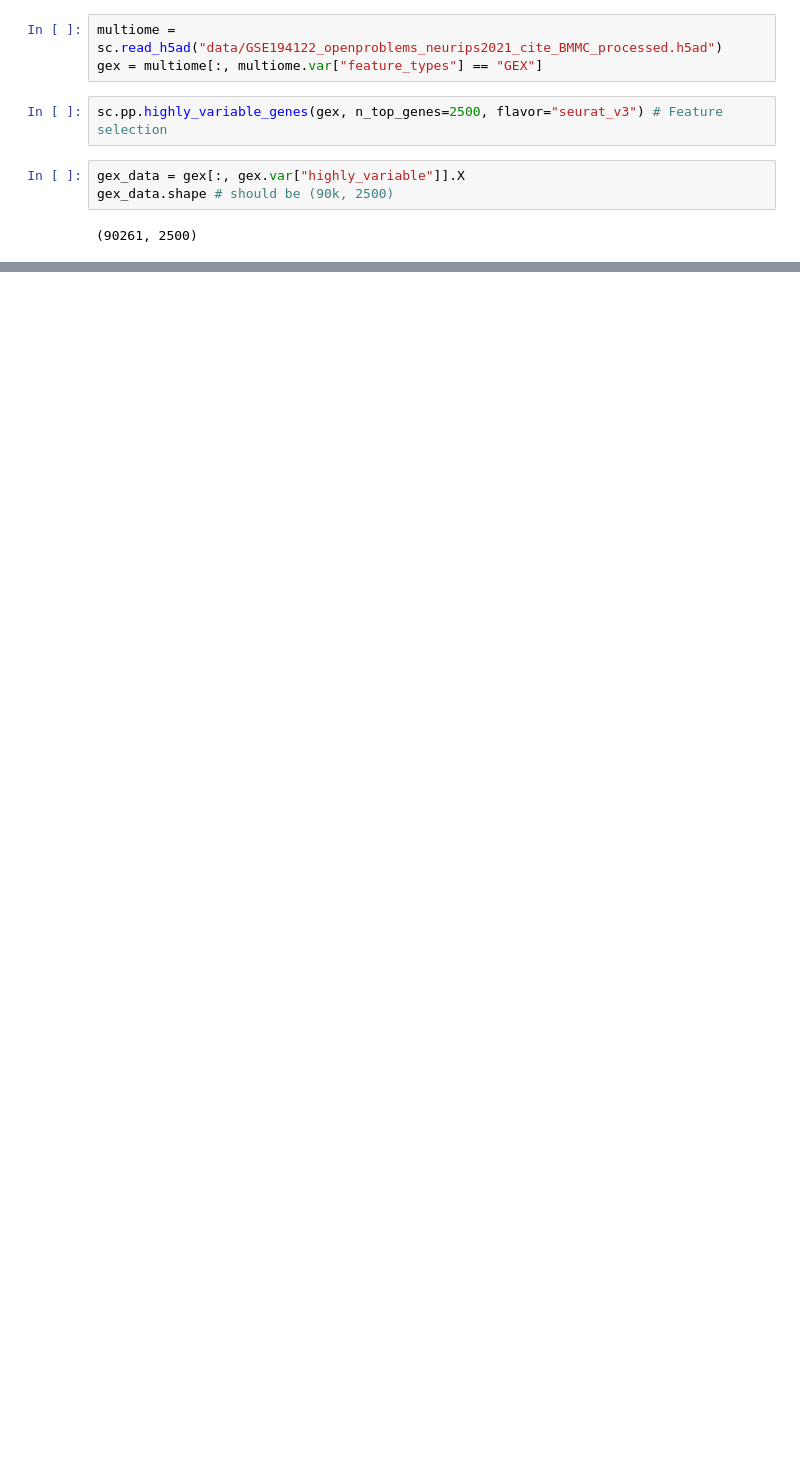
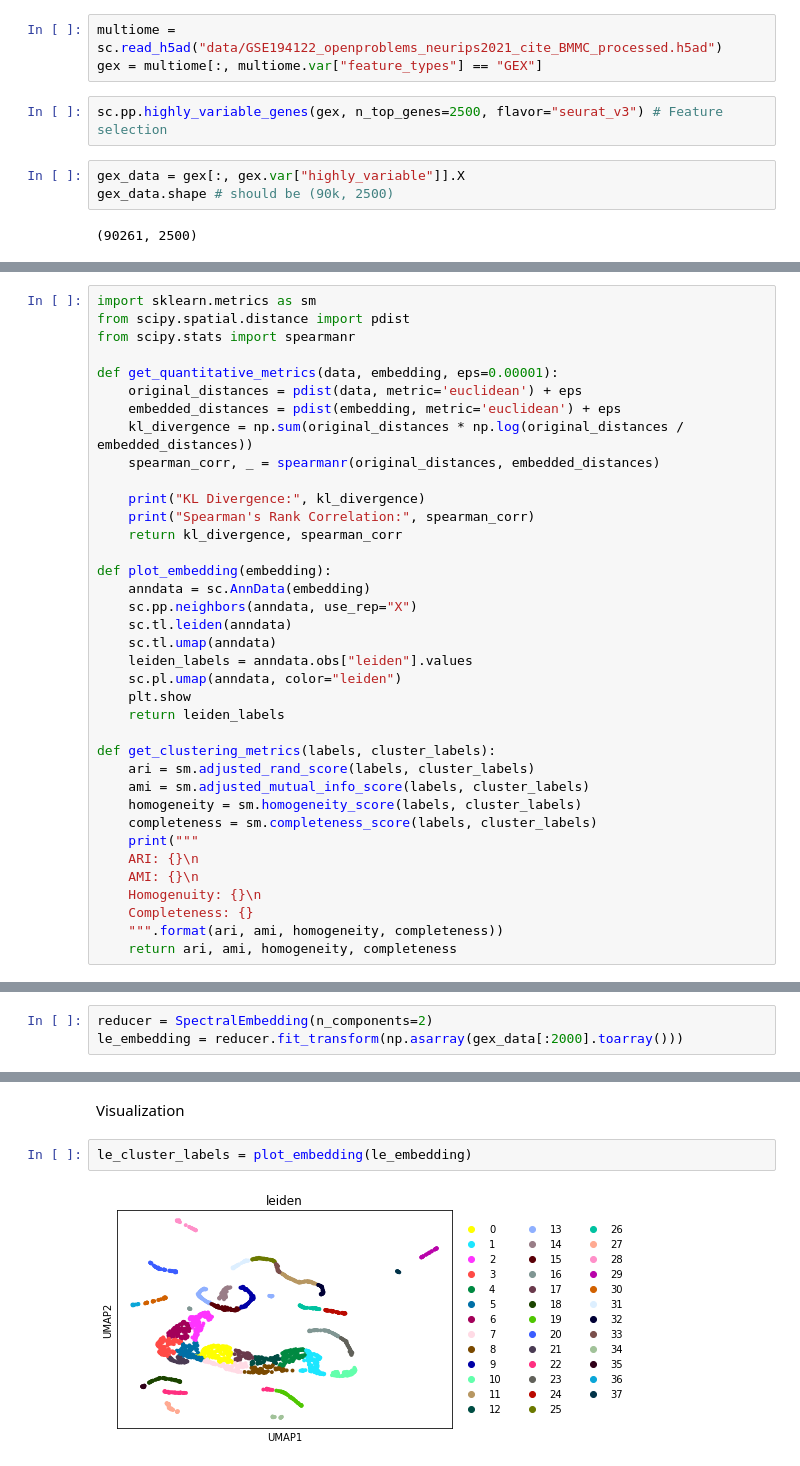
Before and after one commit to just1ce415/MMML_project, a Jupyter notebook: demo_notebook.ipynb, the cells around one changed output, grey strips where cells are left out. Cells and saved outputs as stored; diff of their text form; blank space fills up the shorter version.

```diff
--- a/demo_notebook.ipynb
+++ b/demo_notebook.ipynb
@@ -86,0 +44,37 @@ Completeness: 0.24136953972126018
+# %%
+import sklearn.metrics as sm
+from scipy.spatial.distance import pdist
+from scipy.stats import spearmanr
+
+def get_quantitative_metrics(data, embedding, eps=0.00001):
+    original_distances = pdist(data, metric='euclidean') + eps
+    embedded_distances = pdist(embedding, metric='euclidean') + eps
+    kl_divergence = np.sum(original_distances * np.log(original_distances / embedded_distances))
+    spearman_corr, _ = spearmanr(original_distances, embedded_distances)
+
+    print("KL Divergence:", kl_divergence)
+    print("Spearman's Rank Correlation:", spearman_corr)
+    return kl_divergence, spearman_corr
+
+def plot_embedding(embedding):
+    anndata = sc.AnnData(embedding)
+    sc.pp.neighbors(anndata, use_rep="X")
+    sc.tl.leiden(anndata)
+    sc.tl.umap(anndata)
+    leiden_labels = anndata.obs["leiden"].values
+    sc.pl.umap(anndata, color="leiden")
+    plt.show
+    return leiden_labels
+
+def get_clustering_metrics(labels, cluster_labels):
+    ari = sm.adjusted_rand_score(labels, cluster_labels)
+    ami = sm.adjusted_mutual_info_score(labels, cluster_labels)
+    homogeneity = sm.homogeneity_score(labels, cluster_labels)
+    completeness = sm.completeness_score(labels, cluster_labels)
+    print("""
+    ARI: {}\n
+    AMI: {}\n
+    Homogenuity: {}\n
+    Completeness: {}
+    """.format(ari, ami, homogeneity, completeness))
+    return ari, ami, homogeneity, completeness
@@ -86,0 +101,3 @@ Completeness: 0.24136953972126018
+# %%
+reducer = SpectralEmbedding(n_components=2)
+le_embedding = reducer.fit_transform(np.asarray(gex_data[:2000].toarray()))
@@ -86,0 +115,6 @@ Completeness: 0.24136953972126018
+# %% [markdown]
+Visualization
+# %%
+le_cluster_labels = plot_embedding(le_embedding)
+# %% [output]
+[figure, added]
```
Also changed, not shown: parts of 41 cells of this notebook.
